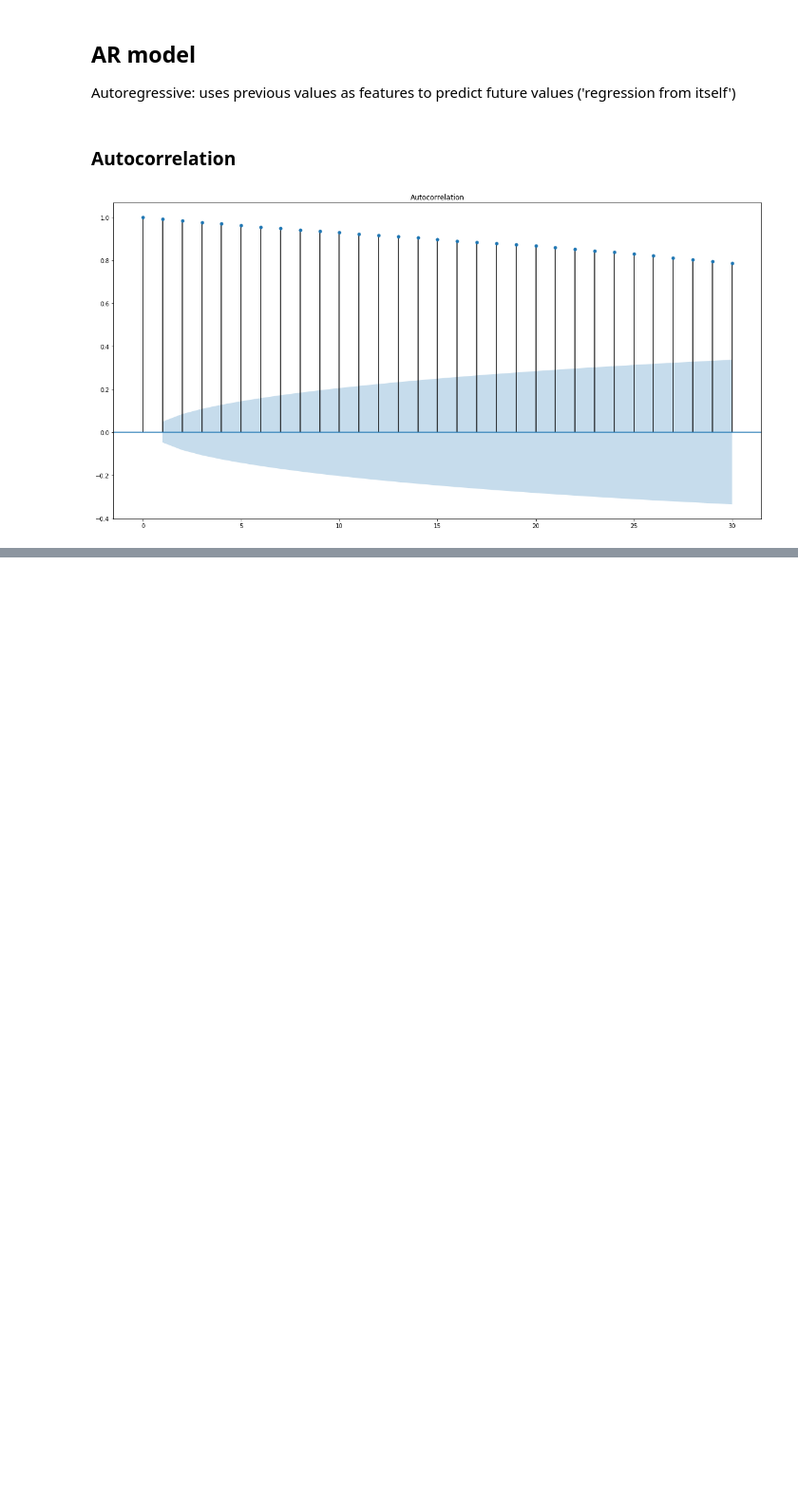
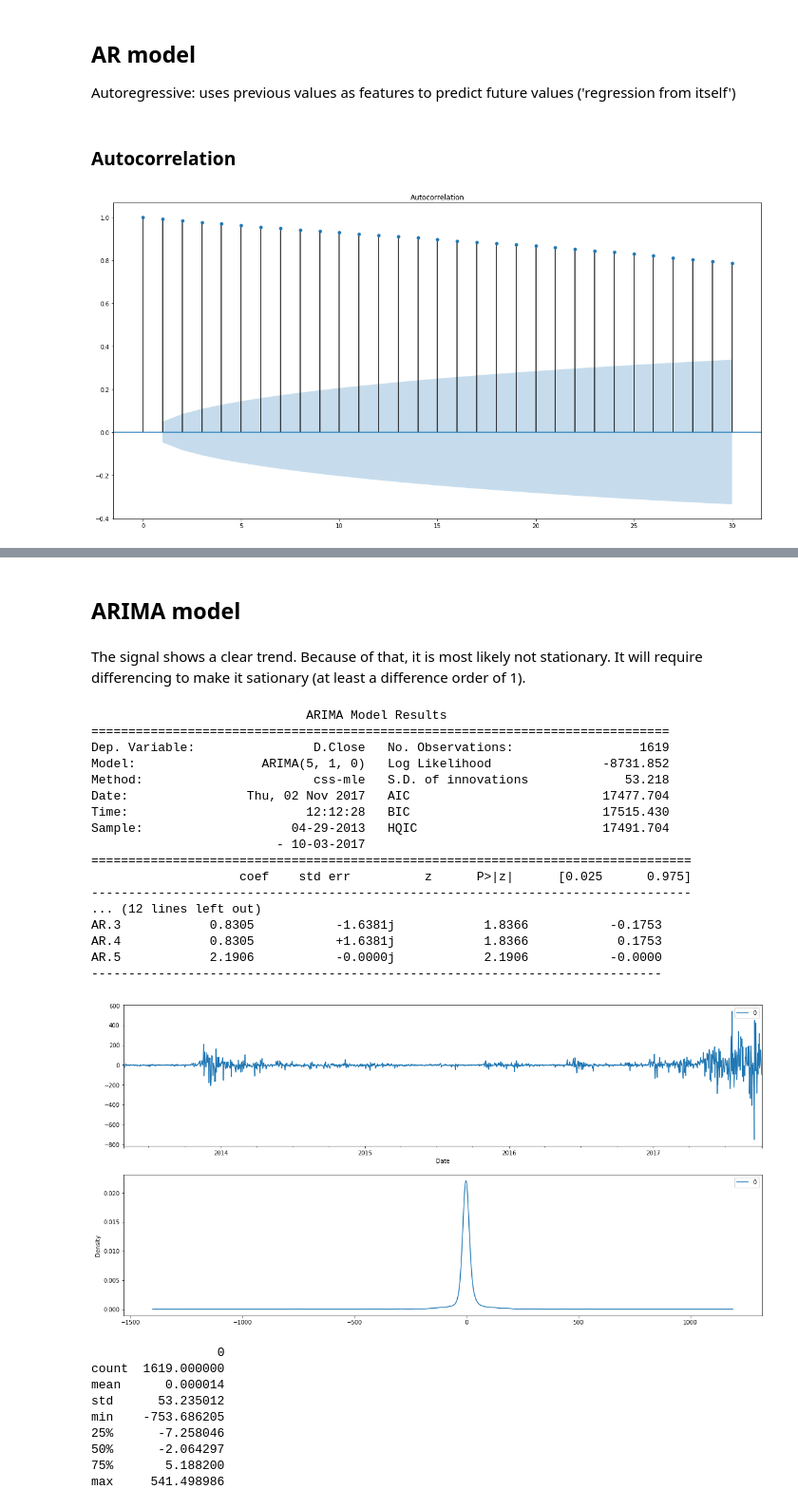
Before and after one commit to augusteby/predicryptocoins, a Jupyter notebook: eda/eda_timeseries_analysis.ipynb, the cells around one changed output, grey strips where cells are left out. Shown at 95% size. Saved outputs shown, nothing was run; the diff lists cells and outputs as text; code cells hidden in the pictures; blank space fills up the shorter version.

```diff
--- a/eda/eda_timeseries_analysis.ipynb
+++ b/eda/eda_timeseries_analysis.ipynb
@@ -531,0 +679,54 @@ Test R2: -3.294
+# %% [markdown]
+## ARIMA model
+# %% [markdown]
+The signal shows a clear trend. Because of that, it is most likely not stationary. It will require differencing to make it sationary (at least a difference order of 1).
+# %%
+from statsmodels.tsa.arima_model import ARIMA
+
+arima_model = ARIMA(close_price_ts, order=(5, 1, 0))
+
+arima_model_fit = arima_model.fit()
+print(arima_model_fit.summary())
+
+# plot residual errors
+
+residuals = pd.DataFrame(arima_model_fit.resid)
+
+fig=plt.figure(figsize=(20,10))
+
+ax1 = fig.add_subplot(211)
+residuals.plot(ax=ax1)
+
+ax2 = fig.add_subplot(212)
+residuals.plot(kind='kde',ax=ax2)
+
+plt.show()
+print(residuals.describe())
+# %% [output]
+                             ARIMA Model Results
+==============================================================================
+Dep. Variable:                D.Close   No. Observations:                 1619
+Model:                 ARIMA(5, 1, 0)   Log Likelihood               -8731.852
+Method:                       css-mle   S.D. of innovations             53.218
+Date:                Thu, 02 Nov 2017   AIC                          17477.704
+Time:                        12:12:28   BIC                          17515.430
+Sample:                    04-29-2013   HQIC                         17491.704
+                         - 10-03-2017
+=================================================================================
+                    coef    std err          z      P>|z|      [0.025      0.975]
+---------------------------------------------------------------------------------
+... (12 lines left out)
+AR.3            0.8305           -1.6381j            1.8366           -0.1753
+AR.4            0.8305           +1.6381j            1.8366            0.1753
+AR.5            2.1906           -0.0000j            2.1906           -0.0000
+-----------------------------------------------------------------------------
+[figure, added]
+                 0
+count  1619.000000
+mean      0.000014
+std      53.235012
+min    -753.686205
+25%      -7.258046
+50%      -2.064297
+75%       5.188200
+max     541.498986
```
Also changed, not shown: parts of 21 cells of this notebook, 1 other file.
